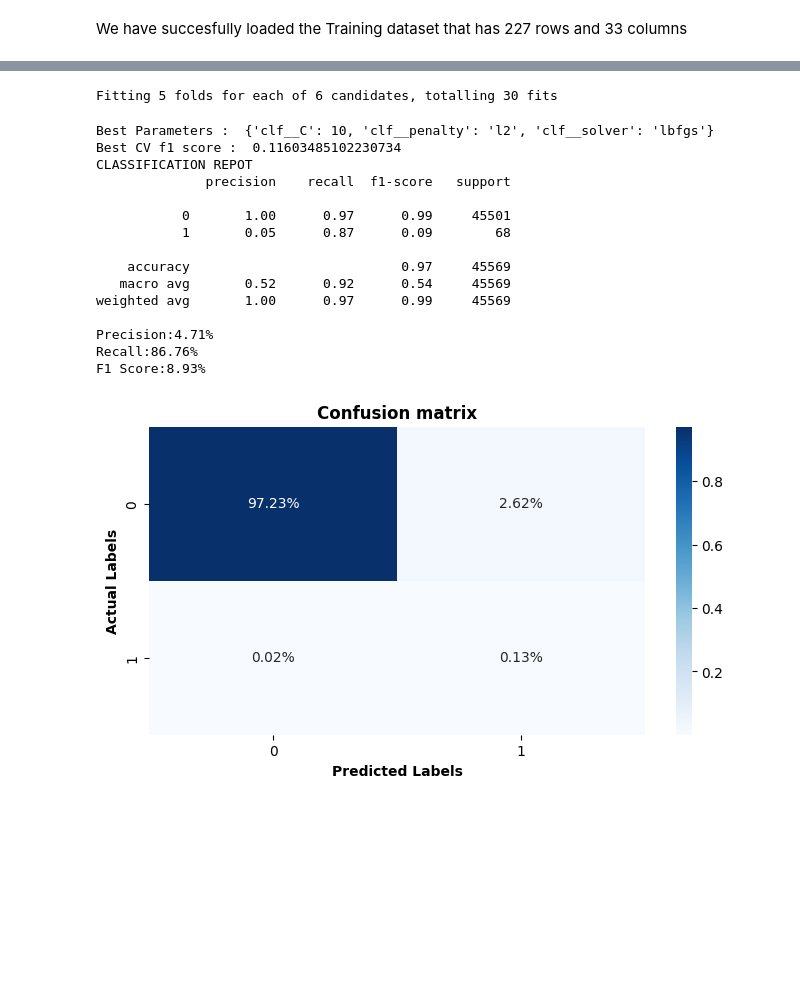
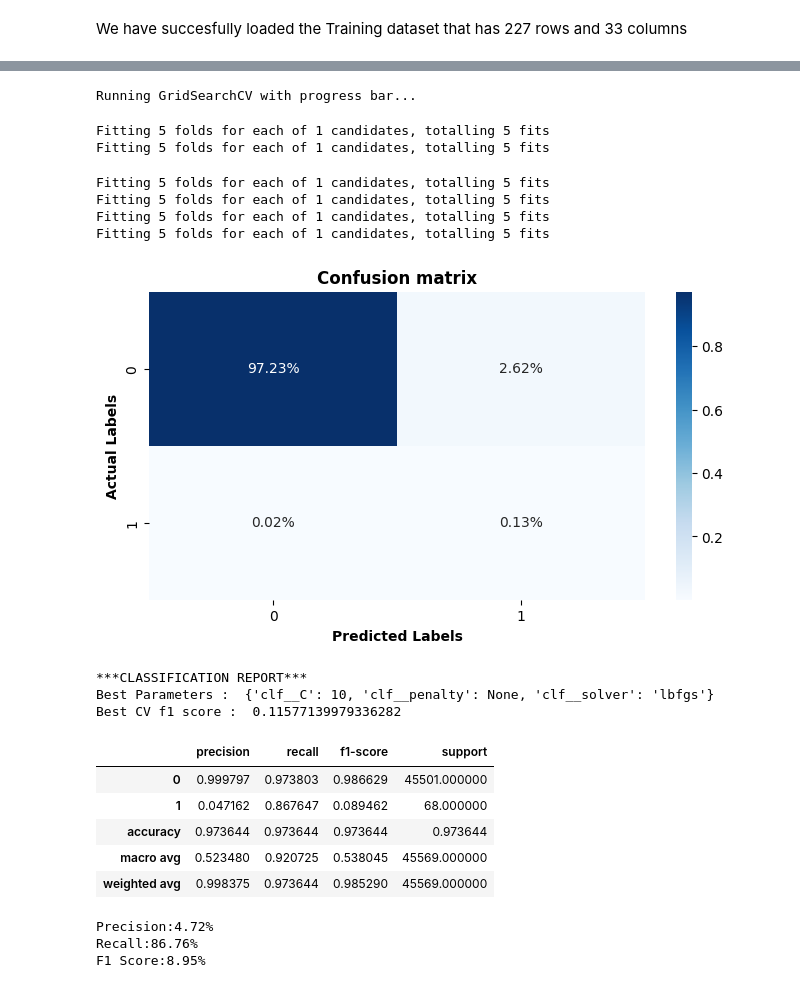
Before and after one commit to George-Njuguna/End-to-End-Real-Time-Anomaly-Detection-Pipeline, a Jupyter notebook: modelling.ipynb, the cells around one changed output, grey strips where cells are left out. Cells and saved outputs as stored; diff of their text form; code cells hidden in the pictures; blank space fills up the shorter version.

```diff
--- a/modelling.ipynb
+++ b/modelling.ipynb
@@ -204,59 +209,68 @@ grid = GridSearchCV(
     scoring = 'f1',
     cv = skf,
     n_jobs = 1,
-    verbose = 3
+    verbose = 1
 
 )
 
-grid.fit(X_train, y_train)
-print('Best Parameters : ', grid.best_params_)
-print('Best CV f1 score : ', grid.best_score_)
+param_list = list(ParameterGrid(param_grid))
+
+print("Running GridSearchCV with progress bar...")
+for params in tqdm(param_list, desc="GridSearch Progress"):
+    # Wrap single param values in lists
+    grid.set_params(param_grid={k: [v] for k, v in params.items()})
+    grid.fit(X_train, y_train)
 
  # Evaluation
 best_model1= grid.best_estimator_
 y_pred1 = best_model1.predict(X_test)
 y_pred1_prob = best_model1.predict_proba(X_test)[:,1]
 precision = precision_score(y_test, y_pred1)
 recall = recall_score(y_test, y_pred1)
 f1 = f1_score(y_test, y_pred1)
 
 # Confusion Matrix
 cm = confusion_matrix(y_test, y_pred1)
 report = classification_report(y_test, y_pred1, output_dict=True)
 report_df = pd.DataFrame(report).transpose()
 
 # Heatmap for Confusion Matrix
 plt.figure( figsize = ( 8 , 4 ) )
 
 sns.heatmap( cm / np.sum( cm ) , annot=True,
             fmt='.2%', cmap='Blues')
 
 plt.title('Confusion matrix', fontweight='bold')
 plt.xlabel('Predicted Labels', fontweight='bold')
 plt.ylabel('Actual Labels', fontweight='bold')
 
 plt.show()
 
-print('****CLASSIFICATION REPORT****')
+print('***CLASSIFICATION REPORT***')
+print('Best Parameters : ', grid.best_params_)
+print('Best CV f1 score : ', grid.best_score_)
 display(report_df)
 print("Precision:{:.2f}%".format(precision * 100))
 print("Recall:{:.2f}%".format(recall* 100))
 print("F1 Score:{:.2f}%".format(f1* 100))
 # %% [output]
-Fitting 5 folds for each of 6 candidates, totalling 30 fits
+Running GridSearchCV with progress bar...
-Best Parameters :  {'clf__C': 10, 'clf__penalty': 'l2', 'clf__solver': 'lbfgs'}
-Best CV f1 score :  0.11603485102230734
-CLASSIFICATION REPOT
-              precision    recall  f1-score   support
-
-           0       1.00      0.97      0.99     45501
-           1       0.05      0.87      0.09        68
-
-    accuracy                           0.97     45569
-   macro avg       0.52      0.92      0.54     45569
-weighted avg       1.00      0.97      0.99     45569
-
-Precision:4.71%
-Recall:86.76%
-F1 Score:8.93%
+Fitting 5 folds for each of 1 candidates, totalling 5 fits
+Fitting 5 folds for each of 1 candidates, totalling 5 fits
+Fitting 5 folds for each of 1 candidates, totalling 5 fits
+Fitting 5 folds for each of 1 candidates, totalling 5 fits
+Fitting 5 folds for each of 1 candidates, totalling 5 fits
+Fitting 5 folds for each of 1 candidates, totalling 5 fits
 [figure]
+***CLASSIFICATION REPORT***
+Best Parameters :  {'clf__C': 10, 'clf__penalty': None, 'clf__solver': 'lbfgs'}
+Best CV f1 score :  0.11577139979336282
+|  | precision | recall | f1-score | support |
+| 0 | 0.999797 | 0.973803 | 0.986629 | 45501.000000 |
+| 1 | 0.047162 | 0.867647 | 0.089462 | 68.000000 |
+| accuracy | 0.973644 | 0.973644 | 0.973644 | 0.973644 |
+| macro avg | 0.523480 | 0.920725 | 0.538045 | 45569.000000 |
+| weighted avg | 0.998375 | 0.973644 | 0.985290 | 45569.000000 |
+Precision:4.72%
+Recall:86.76%
+F1 Score:8.95%
```
Also changed, not shown: parts of 7 cells of this notebook.
